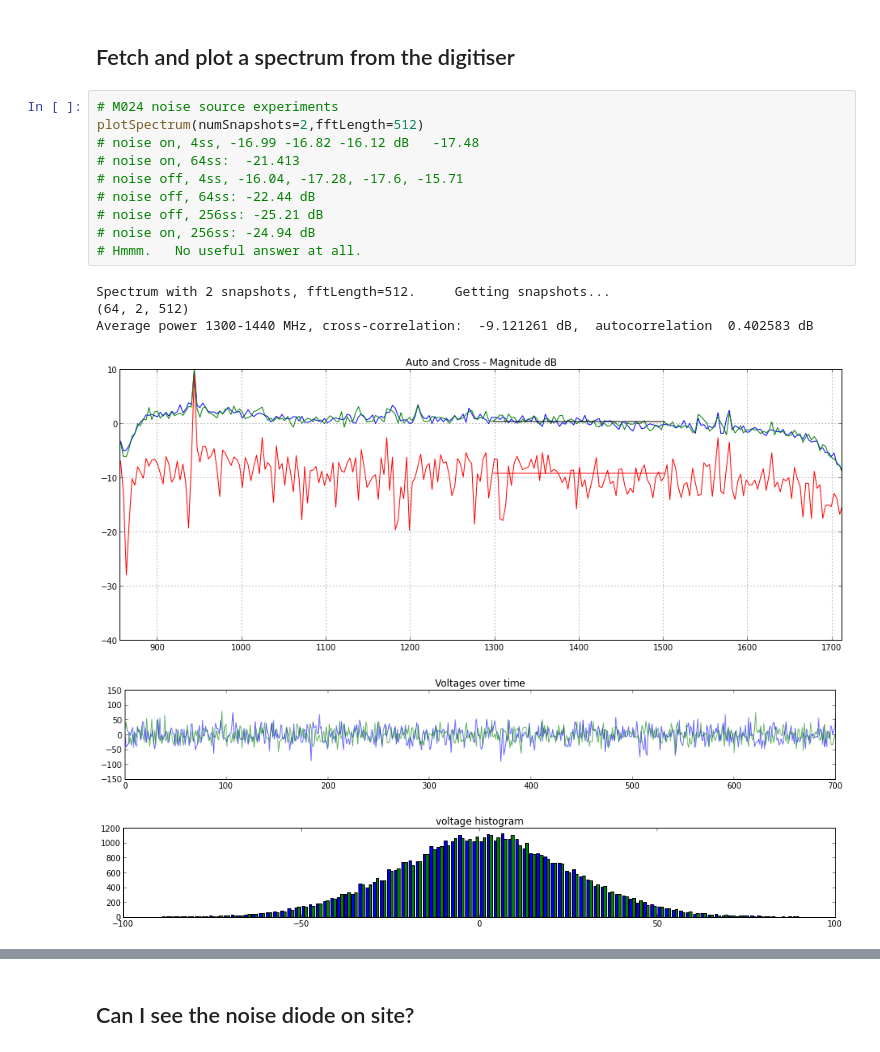
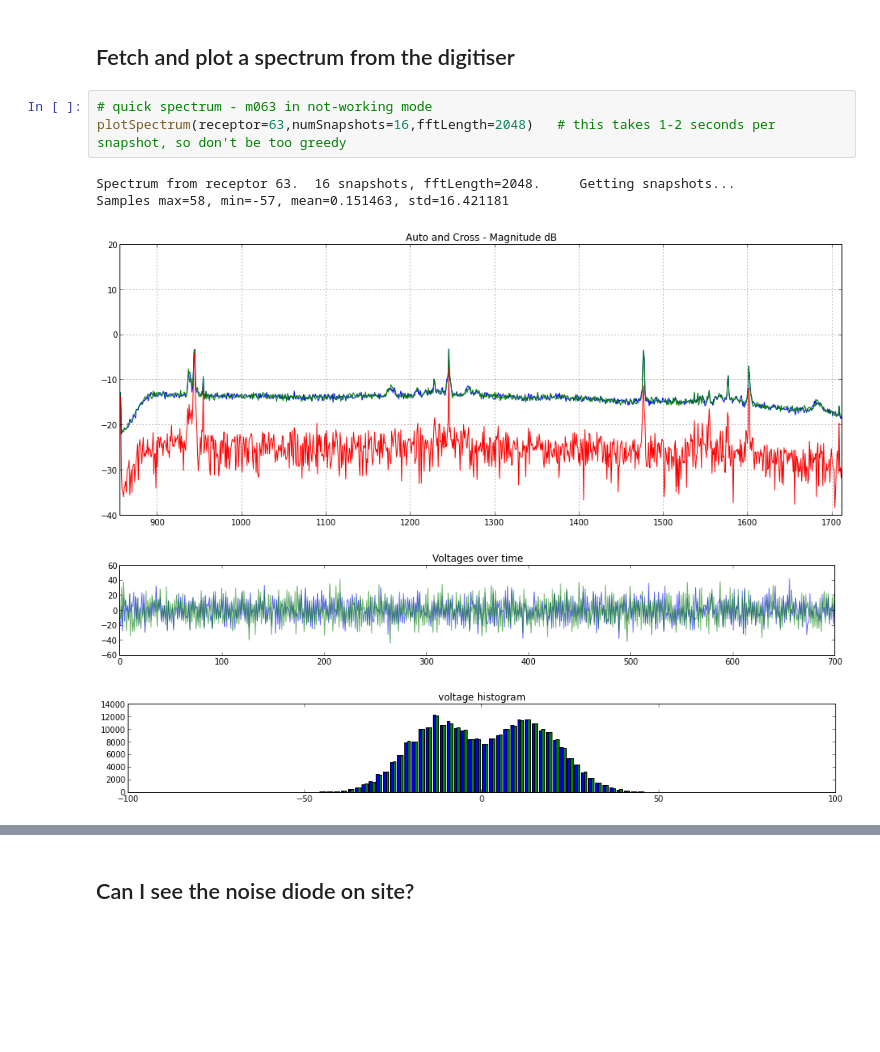
Before and after one commit to thomasska/ipython-notebooks, a Jupyter notebook: ADC-snap-shot sample offset tests.ipynb, the cells around one changed output, grey strips where cells are left out. Cells and saved outputs as stored; diff of their text form; blank space fills up the shorter version.

```diff
--- a/ADC-snap-shot sample offset tests.ipynb
+++ b/ADC-snap-shot sample offset tests.ipynb
@@ -6,20 +6,12 @@ Testing the snapshots to see if they can be used to determine the X-Y Delay.
 # %% [markdown]
 Fetch and plot a spectrum from the digitiser
 --------------
-# %%
-# M024 noise source experiments
-plotSpectrum(numSnapshots=2,fftLength=512)
-# noise on, 4ss, -16.99 -16.82 -16.12 dB   -17.48
-# noise on, 64ss:  -21.413
-# noise off, 4ss, -16.04, -17.28, -17.6, -15.71
-# noise off, 64ss: -22.44 dB
-# noise off, 256ss: -25.21 dB
-# noise on, 256ss: -24.94 dB
-# Hmmm.   No useful answer at all.
-# %% [output]
-Spectrum with 2 snapshots, fftLength=512.     Getting snapshots...
-(64, 2, 512)
-Average power 1300-1440 MHz, cross-correlation:  -9.121261 dB,  autocorrelation  0.402583 dB
-[figure, removed]
-[figure, removed]
-[figure, removed]
+# %%
+# quick spectrum - m063 in not-working mode
+plotSpectrum(receptor=63,numSnapshots=16,fftLength=2048)   # this takes 1-2 seconds per snapshot, so don't be too greedy
+# %% [output]
+Spectrum from receptor 63.  16 snapshots, fftLength=2048.     Getting snapshots...
+Samples max=58, min=-57, mean=0.151463, std=16.421181
+[figure, added]
+[figure, added]
+[figure, added]
```
Also changed, not shown: parts of 17 cells of this notebook, 6 other files.
